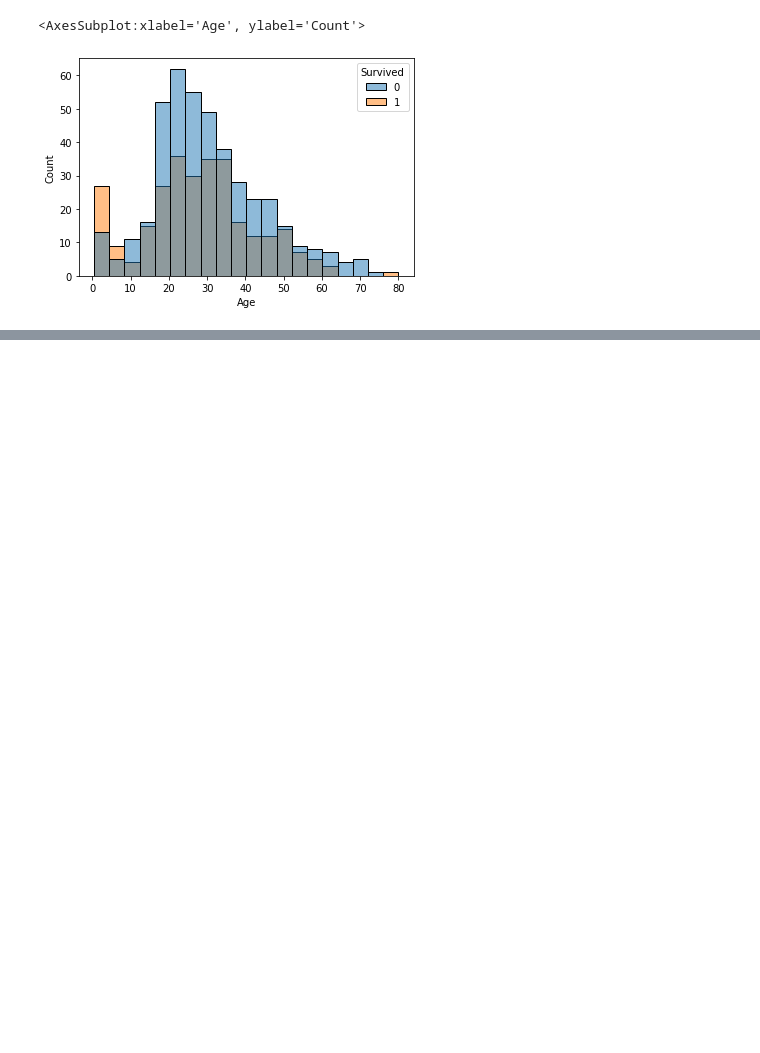
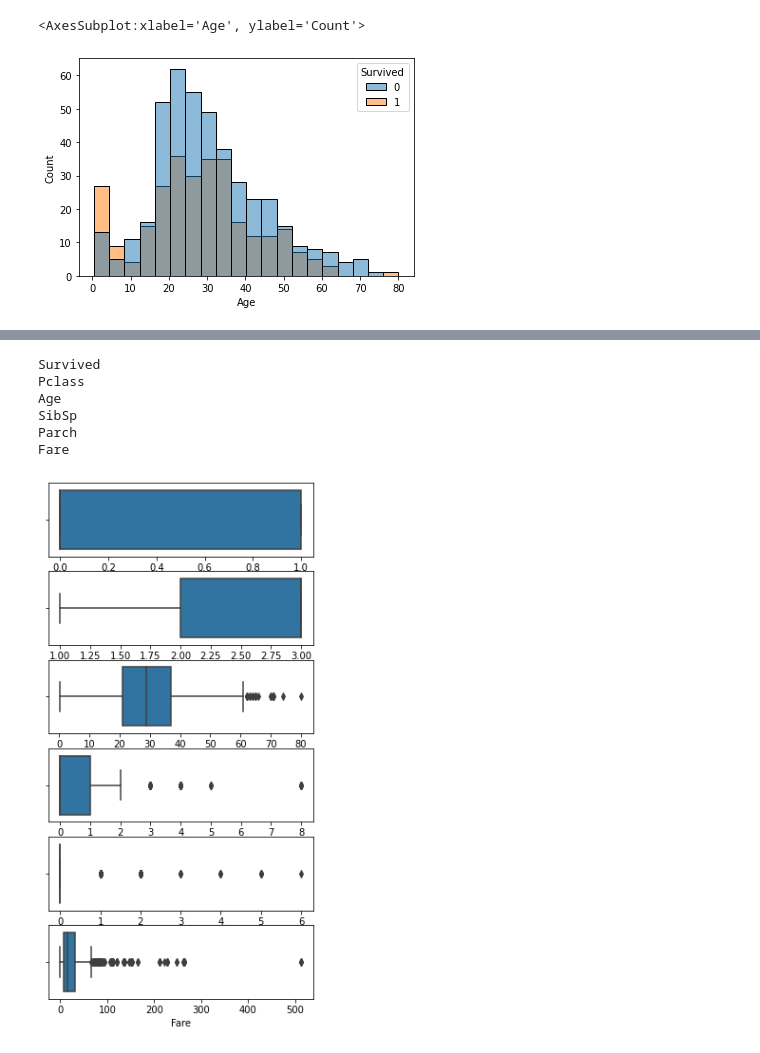
Before and after one commit to Valemos/ml_labs, a Jupyter notebook: lab3_titanic/experiments.ipynb, the cells around one changed output, grey strips where cells are left out. Saved outputs shown, nothing was run; the diff lists cells and outputs as text; code cells hidden in the pictures; blank space fills up the shorter version.

```diff
--- a/lab3_titanic/experiments.ipynb
+++ b/lab3_titanic/experiments.ipynb
@@ -96,0 +120,17 @@ sn.histplot(data=data, x="Age", hue="Survived")
+# %%
+cols = [c for c in data.select_dtypes("number")]
+
+fig, axis = plt.subplots(nrows=len(cols))
+fig.set_size_inches(5, 10)
+
+for col, ax in zip(cols, axis):
+    print(col)
+    sn.boxplot(data=data, x=col, ax=ax)
+# %% [output]
+Survived
+Pclass
+Age
+SibSp
+Parch
+Fare
+[figure, added]
```
Also changed, not shown: parts of 21 cells of this notebook.
